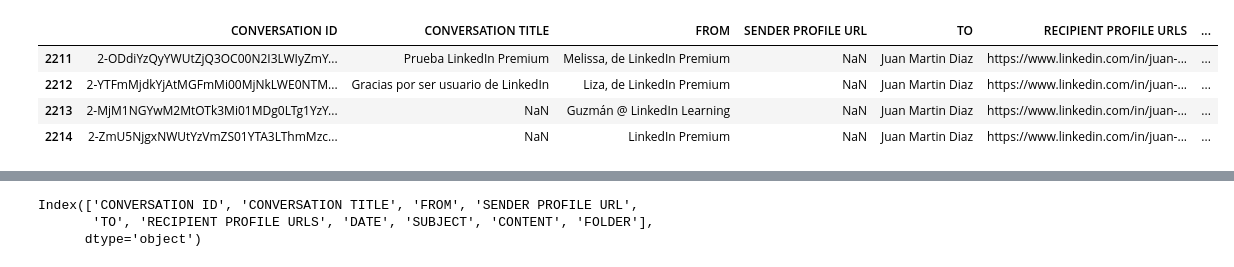
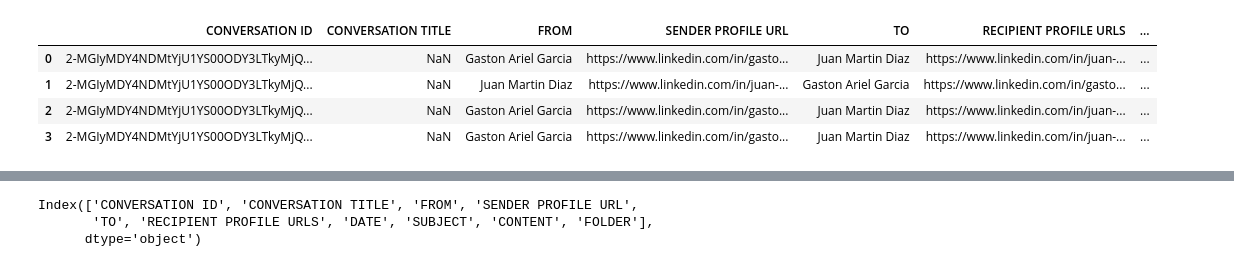
Before and after one commit to jmartindiaz/Linkedin_Analytics, a Jupyter notebook: EDA_messages.ipynb, the cells around one changed output, grey strips where cells are left out. Saved outputs shown, nothing was run; the diff lists cells and outputs as text; code cells hidden in the pictures.

```diff
--- a/EDA_messages.ipynb
+++ b/EDA_messages.ipynb
@@ -5,10 +5,10 @@ import matplotlib.pyplot as plt
 import datetime as dt
 # %%
 msg = pd.read_csv('datasets/messages.csv')
-msg.tail(4)
+msg.head(4)
 # %% [output]
 |  | CONVERSATION ID | CONVERSATION TITLE | FROM | SENDER PROFILE URL | TO | RECIPIENT PROFILE URLS | ... |
-| 2211 | 2-ODdiYzQyYWUtZjQ3OC00N2I3LWIyZmY... | Prueba LinkedIn Premium | Melissa, de LinkedIn Premium | NaN | Juan Martin Diaz | https://www.linkedin.com/in/juan-... | ... |
-| 2212 | 2-YTFmMjdkYjAtMGFmMi00MjNkLWE0NTM... | Gracias por ser usuario de LinkedIn | Liza, de LinkedIn Premium | NaN | Juan Martin Diaz | https://www.linkedin.com/in/juan-... | ... |
-| 2213 | 2-MjM1NGYwM2MtOTk3Mi01MDg0LTg1YzY... | NaN | Guzmán @ LinkedIn Learning | NaN | Juan Martin Diaz | https://www.linkedin.com/in/juan-... | ... |
-| 2214 | 2-ZmU5NjgxNWUtYzVmZS01YTA3LThmMzc... | NaN | LinkedIn Premium | NaN | Juan Martin Diaz | https://www.linkedin.com/in/juan-... | ... |
+| 0 | 2-MGIyMDY4NDMtYjU1YS00ODY3LTkyMjQ... | NaN | Gaston Ariel Garcia | https://www.linkedin.com/in/gasto... | Juan Martin Diaz | https://www.linkedin.com/in/juan-... | ... |
+| 1 | 2-MGIyMDY4NDMtYjU1YS00ODY3LTkyMjQ... | NaN | Juan Martin Diaz | https://www.linkedin.com/in/juan-... | Gaston Ariel Garcia | https://www.linkedin.com/in/gasto... | ... |
+| 2 | 2-MGIyMDY4NDMtYjU1YS00ODY3LTkyMjQ... | NaN | Gaston Ariel Garcia | https://www.linkedin.com/in/gasto... | Juan Martin Diaz | https://www.linkedin.com/in/juan-... | ... |
+| 3 | 2-MGIyMDY4NDMtYjU1YS00ODY3LTkyMjQ... | NaN | Gaston Ariel Garcia | https://www.linkedin.com/in/gasto... | Juan Martin Diaz | https://www.linkedin.com/in/juan-... | ... |
```
Also changed, not shown: parts of 12 cells of this notebook, 4 other files.
